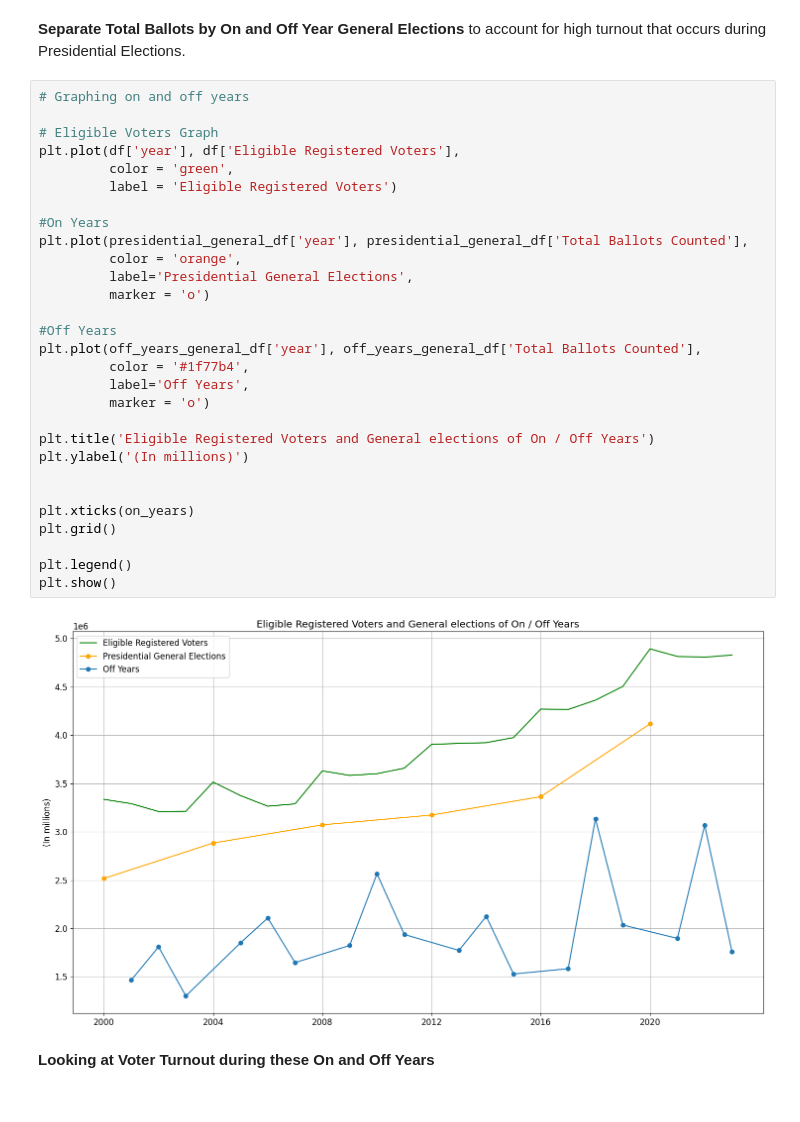
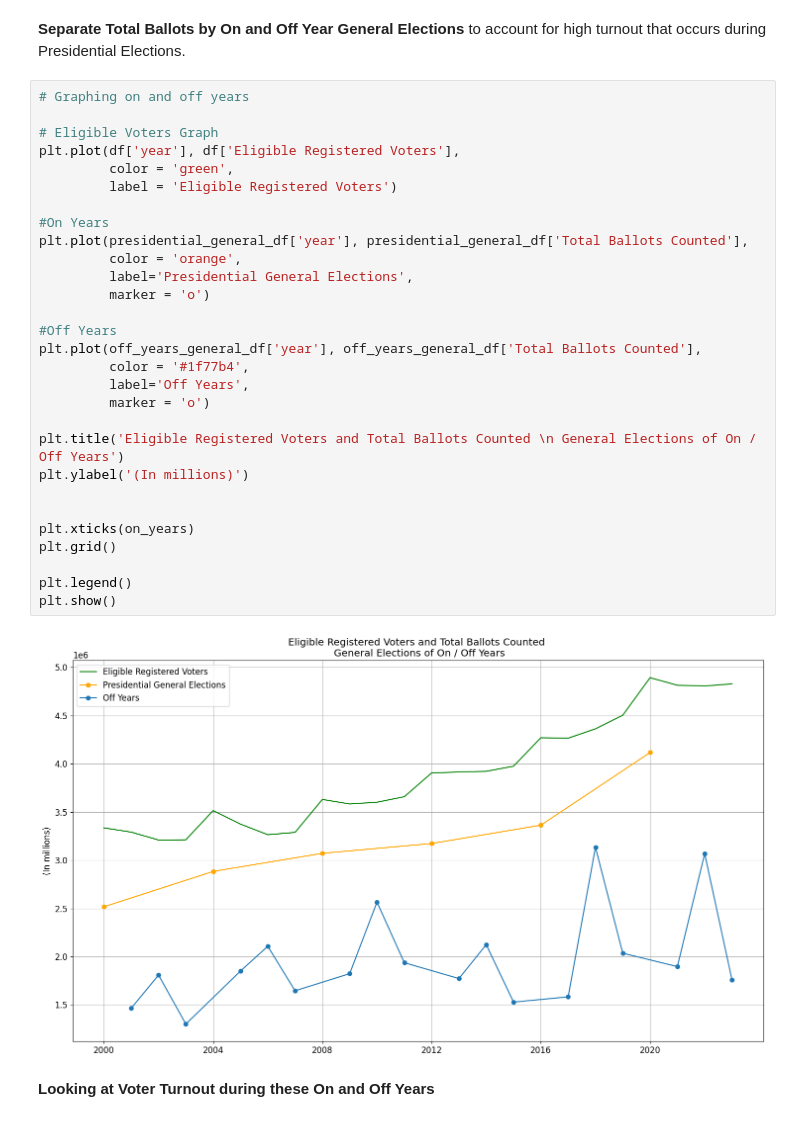
Before and after one commit to abeyp/mail_in_ballot_WA, a Jupyter notebook: voter_turnout.ipynb, the cells around one changed output. Drawn from its saved outputs; the diff is of its cells as text.

```diff
--- a/voter_turnout.ipynb
+++ b/voter_turnout.ipynb
@@ -221,34 +221,34 @@ plt.plot(df['year'], df['Turnout'], label = 'Turnout')
 # %%
 # Graphing on and off years
 
 # Eligible Voters Graph
 plt.plot(df['year'], df['Eligible Registered Voters'],
          color = 'green',
          label = 'Eligible Registered Voters')
 
 #On Years
 plt.plot(presidential_general_df['year'], presidential_general_df['Total Ballots Counted'],
          color = 'orange',
          label='Presidential General Elections',
          marker = 'o')
 
 #Off Years
 plt.plot(off_years_general_df['year'], off_years_general_df['Total Ballots Counted'],
          color = '#1f77b4',
          label='Off Years',
          marker = 'o')
 
-plt.title('Eligible Registered Voters and General elections of On / Off Years')
+plt.title('Eligible Registered Voters and Total Ballots Counted \n General Elections of On / Off Years')
 plt.ylabel('(In millions)')
 
 
 plt.xticks(on_years)
 plt.grid()
 
 plt.legend()
 plt.show()
 # %% [output]
-[figure, old version]
+[figure, new version]
 # %% [markdown]
 **Looking at Voter Turnout during these On and Off Years**
 # %%
```
Also changed, not shown: parts of 1 cell of this notebook, 2 other files.
